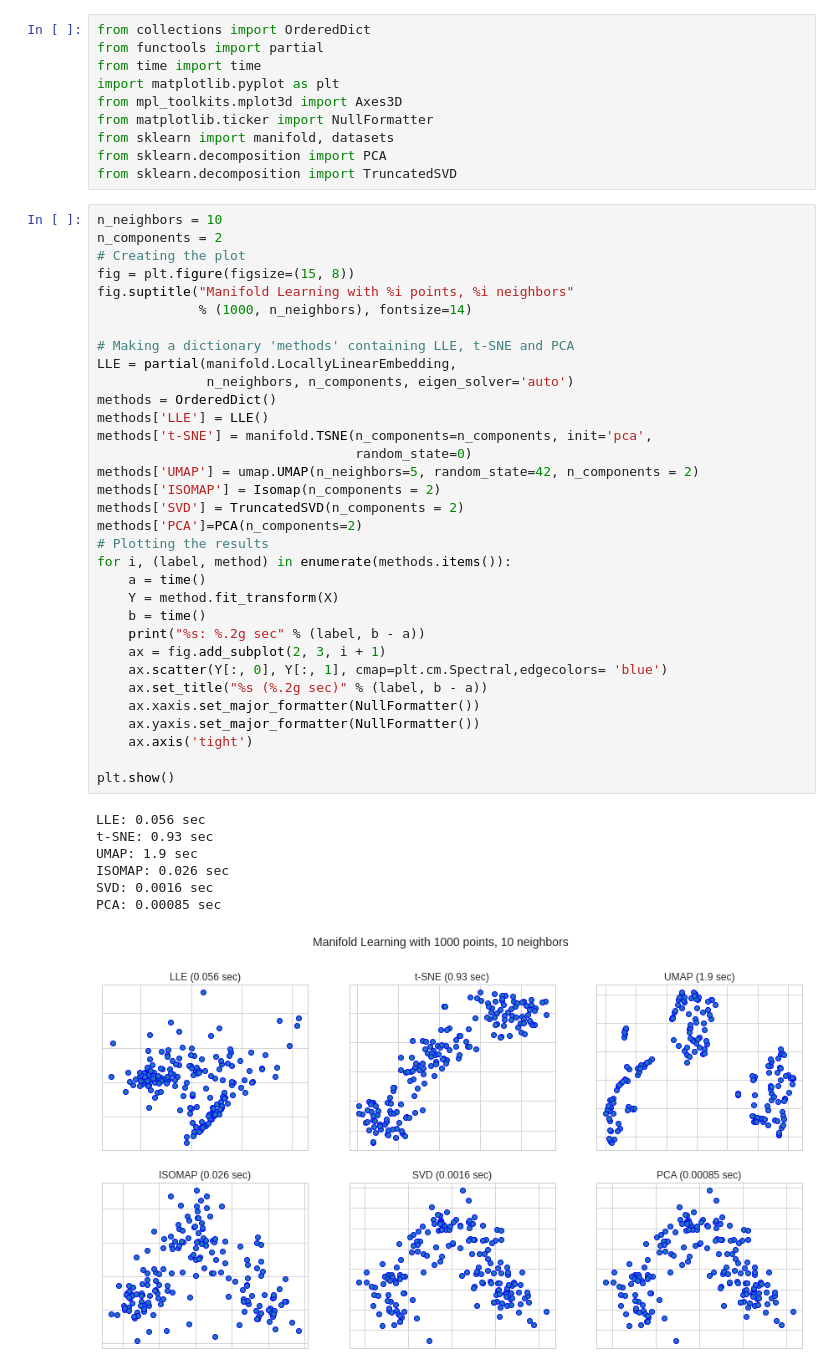
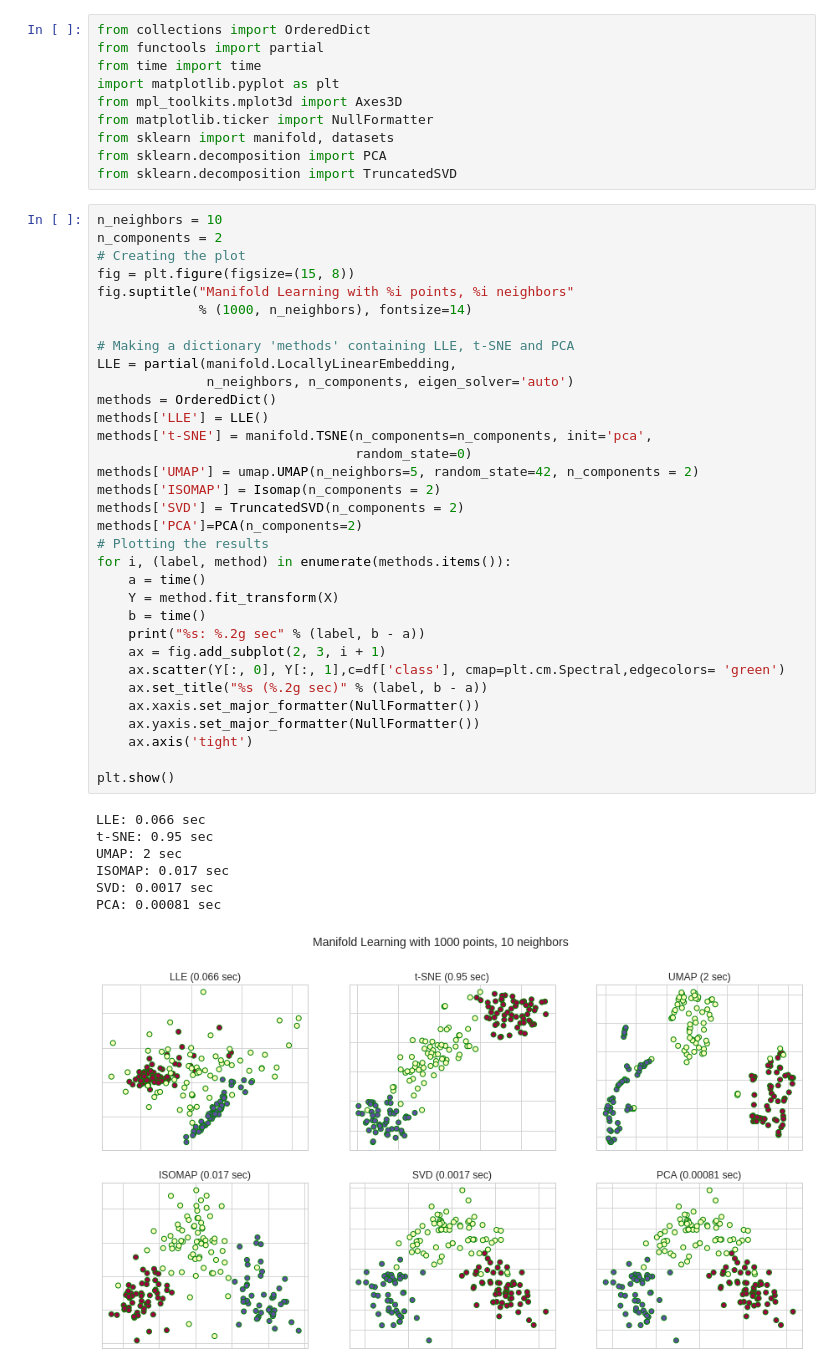
Before and after one commit to jithesh9539/Dimensionality_Reduction_Technique, a Jupyter notebook: Dimensionality_Reduction_Tabular_Dataset.ipynb, the cells around one changed output. Saved outputs shown, nothing was run; the diff lists cells and outputs as text.

```diff
--- a/Dimensionality_Reduction_Tabular_Dataset.ipynb
+++ b/Dimensionality_Reduction_Tabular_Dataset.ipynb
@@ -491,38 +501,38 @@ n_components = 2
 # Creating the plot
 fig = plt.figure(figsize=(15, 8))
 fig.suptitle("Manifold Learning with %i points, %i neighbors"
              % (1000, n_neighbors), fontsize=14)
 
 # Making a dictionary 'methods' containing LLE, t-SNE and PCA
 LLE = partial(manifold.LocallyLinearEmbedding,
               n_neighbors, n_components, eigen_solver='auto')
 methods = OrderedDict()
 methods['LLE'] = LLE()
 methods['t-SNE'] = manifold.TSNE(n_components=n_components, init='pca',
                                  random_state=0)
 methods['UMAP'] = umap.UMAP(n_neighbors=5, random_state=42, n_components = 2)
 methods['ISOMAP'] = Isomap(n_components = 2)
 methods['SVD'] = TruncatedSVD(n_components = 2)
 methods['PCA']=PCA(n_components=2)
 # Plotting the results
 for i, (label, method) in enumerate(methods.items()):
     a = time()
     Y = method.fit_transform(X)
     b = time()
     print("%s: %.2g sec" % (label, b - a))
     ax = fig.add_subplot(2, 3, i + 1)
-    ax.scatter(Y[:, 0], Y[:, 1], cmap=plt.cm.Spectral,edgecolors= 'blue')
+    ax.scatter(Y[:, 0], Y[:, 1],c=df['class'], cmap=plt.cm.Spectral,edgecolors= 'green')
     ax.set_title("%s (%.2g sec)" % (label, b - a))
     ax.xaxis.set_major_formatter(NullFormatter())
     ax.yaxis.set_major_formatter(NullFormatter())
     ax.axis('tight')
 
 plt.show()
 # %% [output]
-LLE: 0.056 sec
-t-SNE: 0.93 sec
-UMAP: 1.9 sec
-ISOMAP: 0.026 sec
-SVD: 0.0016 sec
-PCA: 0.00085 sec
+LLE: 0.066 sec
+t-SNE: 0.95 sec
+UMAP: 2 sec
+ISOMAP: 0.017 sec
+SVD: 0.0017 sec
+PCA: 0.00081 sec
-[figure, old version]
+[figure, new version]
```
Also changed, not shown: parts of 13 cells of this notebook.
